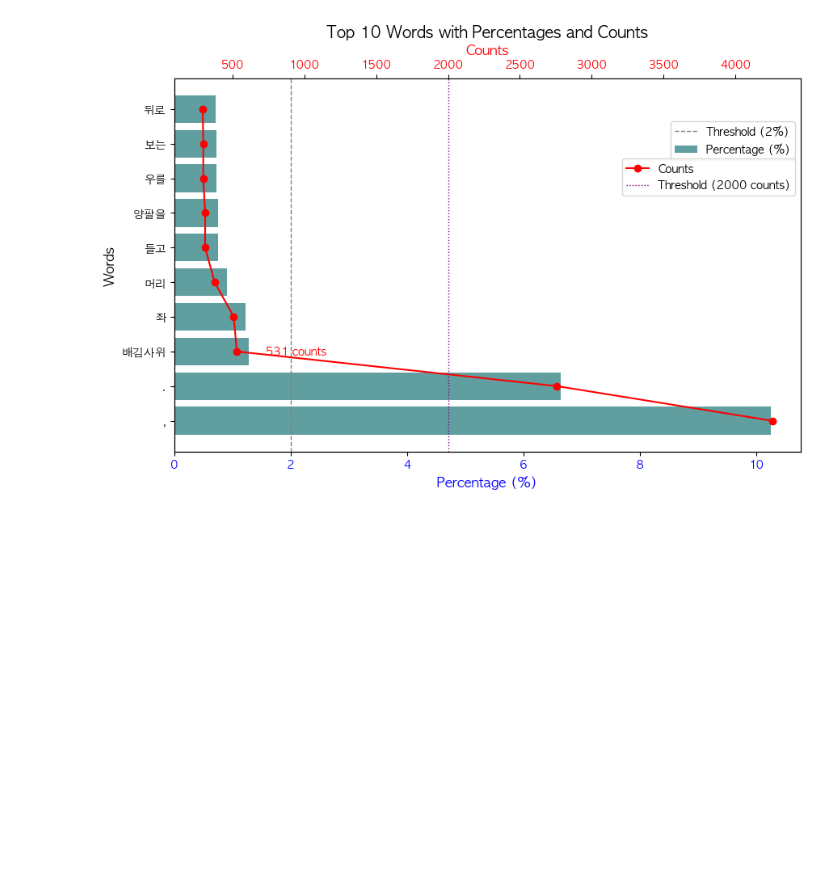
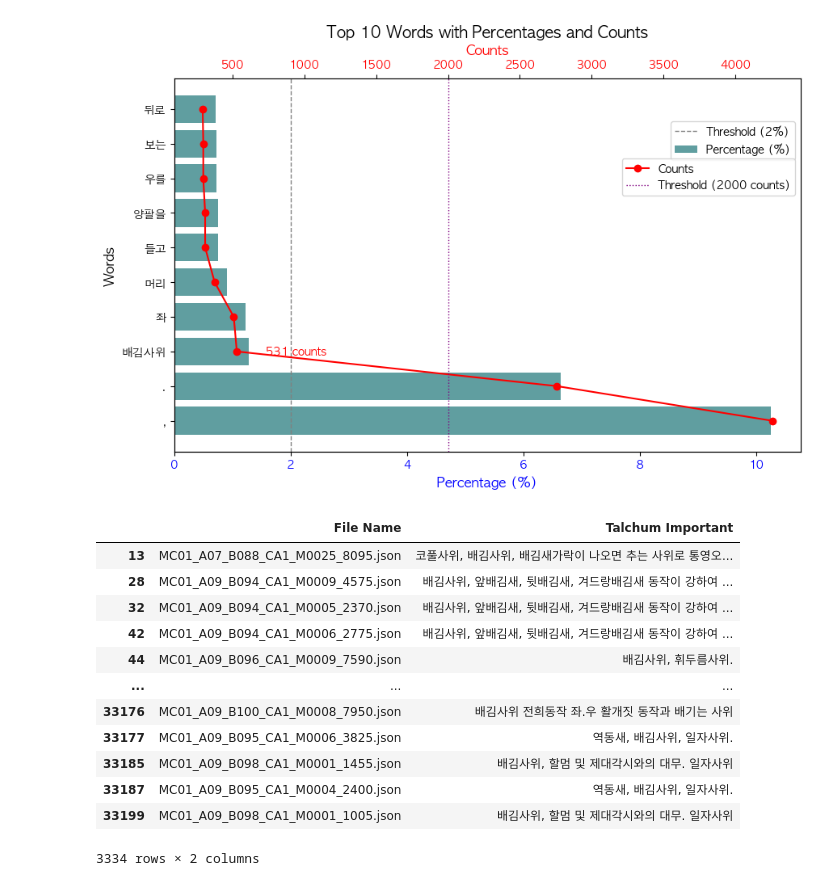
Before and after one commit to Arielle0222/Autonomous-Pedestrian-Prediction-with-Talchum-Motion-Data, a Jupyter notebook: step0_move_point_analysis.ipynb, the cells around one changed output. Saved outputs shown, nothing was run; the diff lists cells and outputs as text; code cells hidden in the pictures; blank space fills up the shorter version.

```diff
--- a/step0_move_point_analysis.ipynb
+++ b/step0_move_point_analysis.ipynb
@@ -179,3 +179,22 @@ ax2.legend(loc="upper right", fontsize=10, frameon=True, bbox_to_anchor=(1, 0.8)
 plt.show()
 # %% [output]
 [figure]
+# %%
+# "배김사위"라는 표현이 포함된 행 필터링
+baegimsawe_filtered_df = Talchum_important_df[Talchum_important_df['Talchum Important'].str.contains("배김사위", na=False)]
+
+display(baegimsawe_filtered_df)
+# %% [output]
+|  | File Name | Talchum Important |
+| 13 | MC01_A07_B088_CA1_M0025_8095.json | 코풀사위, 배김사위, 배김새가락이 나오면 추는 사위로 통영오... |
+| 28 | MC01_A09_B094_CA1_M0009_4575.json | 배김사위, 앞배김새, 뒷배김새, 겨드랑배김새 동작이 강하여 ... |
+| 32 | MC01_A09_B094_CA1_M0005_2370.json | 배김사위, 앞배김새, 뒷배김새, 겨드랑배김새 동작이 강하여 ... |
+| 42 | MC01_A09_B094_CA1_M0006_2775.json | 배김사위, 앞배김새, 뒷배김새, 겨드랑배김새 동작이 강하여 ... |
+| 44 | MC01_A09_B096_CA1_M0009_7590.json | 배김사위, 휘두름사위. |
+| ... | ... | ... |
+| 33176 | MC01_A09_B100_CA1_M0008_7950.json | 배김사위 전희동작 좌.우 활개짓 동작과 배기는 사위 |
+| 33177 | MC01_A09_B095_CA1_M0006_3825.json | 역동새, 배김사위, 일자사위. |
+| 33185 | MC01_A09_B098_CA1_M0001_1455.json | 배김사위, 할멈 및 제대각시와의 대무. 일자사위 |
+| 33187 | MC01_A09_B095_CA1_M0004_2400.json | 역동새, 배김사위, 일자사위. |
+| 33199 | MC01_A09_B098_CA1_M0001_1005.json | 배김사위, 할멈 및 제대각시와의 대무. 일자사위 |
+3334 rows × 2 columns
```
Also changed, not shown: 1 other file.
